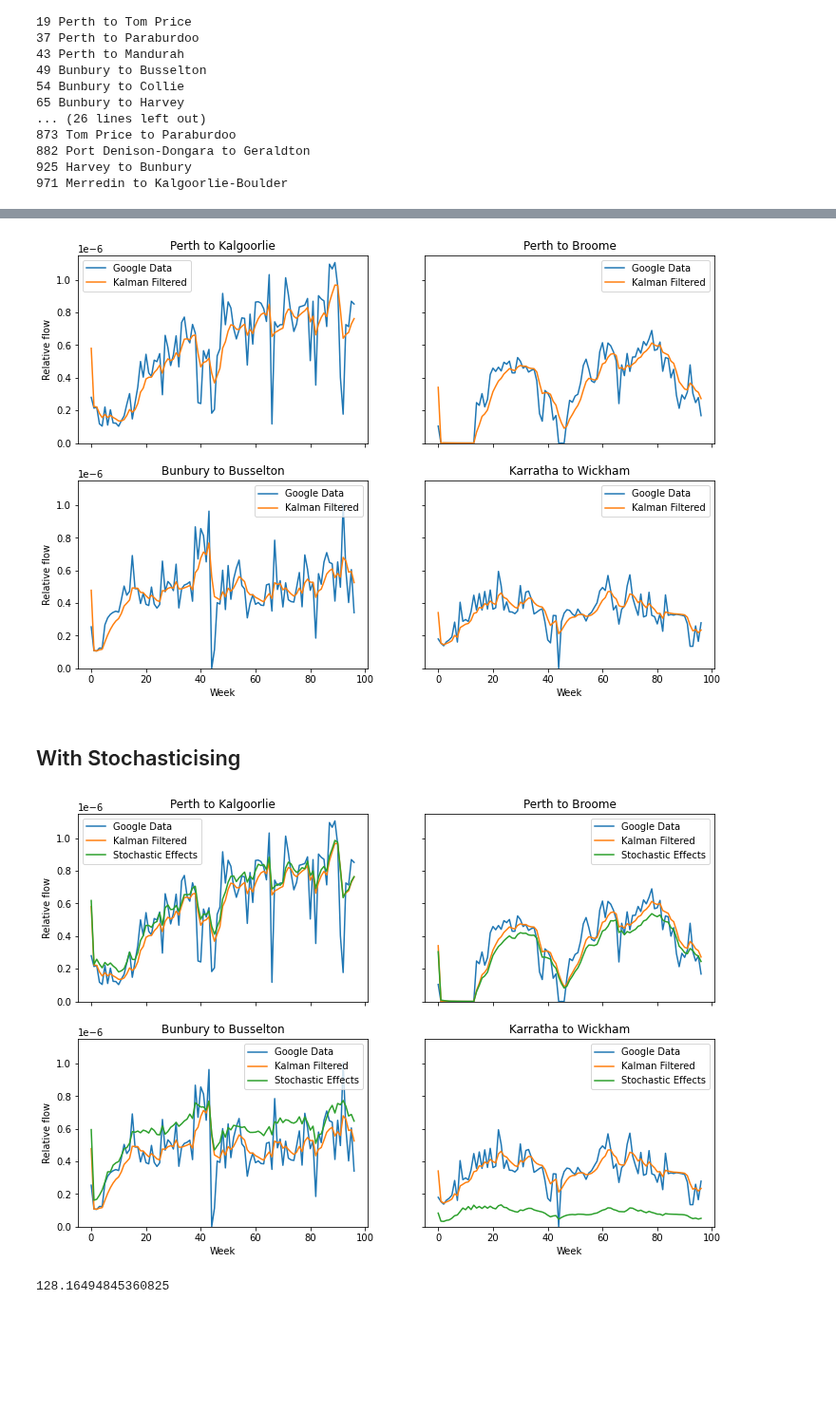
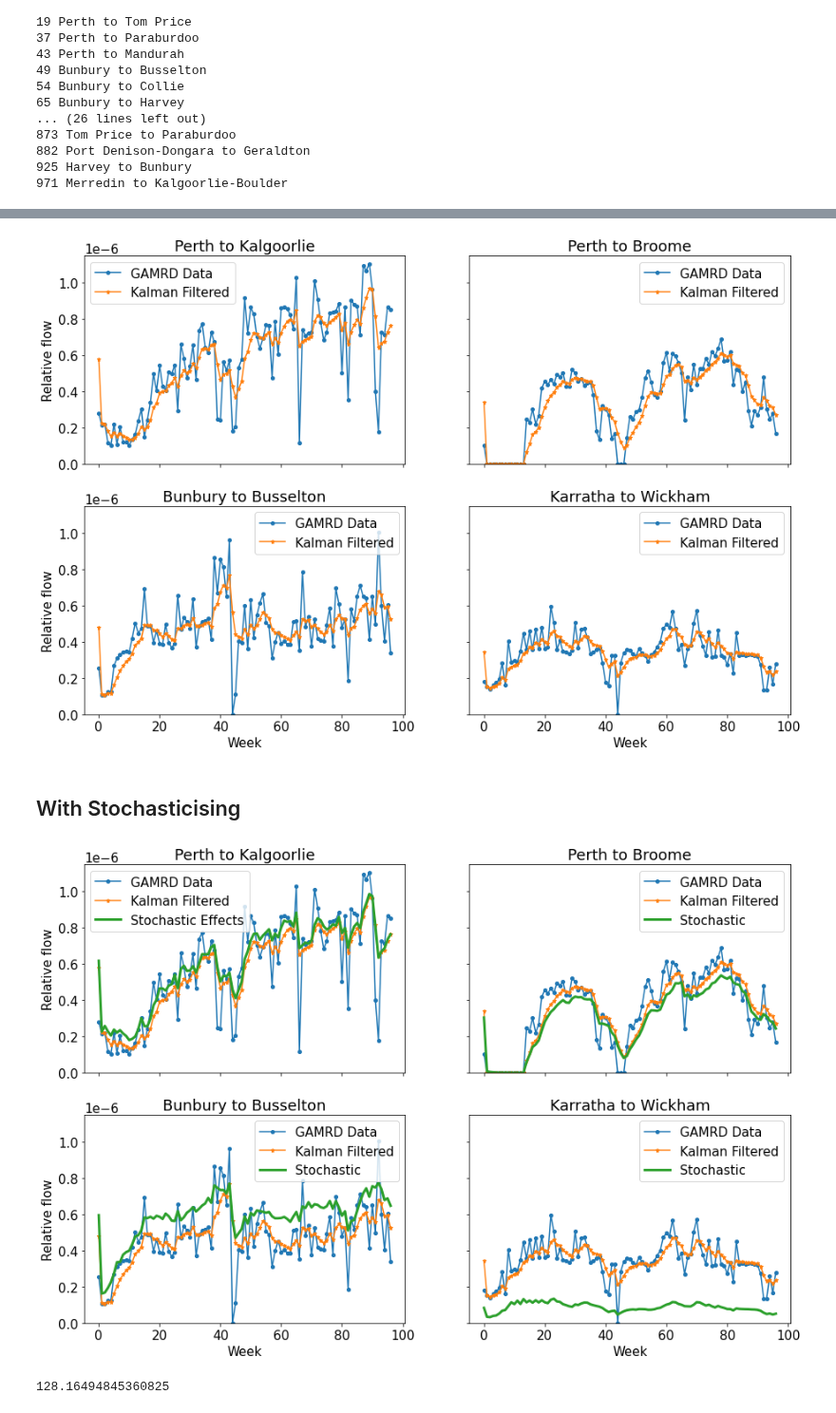
Before and after one commit to yuval-b/covid_thesis, a Jupyter notebook: 2. Kalman Filtering.ipynb, the cells around one changed output, grey strips where cells are left out. Shown at 95% size. Drawn from its saved outputs; the diff is of its cells as text; code cells hidden in the pictures; blank space fills up the shorter version.

```diff
--- a/2. Kalman Filtering.ipynb
+++ b/2. Kalman Filtering.ipynb
@@ -443,4 +443,6 @@ for i in range(0,1000):
 882 Port Denison-Dongara to Geraldton
 925 Harvey to Bunbury
 971 Merredin to Kalgoorlie-Boulder
+# %%
+plt.rcParams.update({'font.size': 15})
 # %%
@@ -504,32 +512,32 @@ def timeseries_vector1(x):
         timeseries.append(allvals1[x+(big)*i])
     return timeseries
 # %%
-fig, axs = plt.subplots(2, 2,figsize = (12,8))
+fig, axs = plt.subplots(2, 2,figsize = (15,10))
 ts = timeseries_vector(3)
 ts1 = timeseries_vector1(3)
-axs[0, 0].plot(ts,label = 'Google Data')
-axs[0, 0].plot(ts1, label = 'Kalman Filtered')
+axs[0, 0].plot(ts, marker= 'o', ms = 4, label = 'GAMRD Data')
+axs[0, 0].plot(ts1, marker = '*', ms = 5,label = 'Kalman Filtered')
 axs[0, 0].set_title('Perth to Kalgoorlie')
 axs[0, 0].set_ylim(0,0.00000115)
 axs[0, 0].legend()
 ts = timeseries_vector(7)
 ts1 = timeseries_vector1(7)
-axs[0, 1].plot(ts,label = 'Google Data')
-axs[0, 1].plot(ts1, label = 'Kalman Filtered')
+axs[0, 1].plot(ts,marker= 'o', ms = 4, label = 'GAMRD Data')
+axs[0, 1].plot(ts1, marker = '*',ms = 5, label = 'Kalman Filtered')
 axs[0, 1].set_title('Perth to Broome')
 axs[0, 1].set_ylim(0,0.00000115)
 axs[0, 1].legend()
 ts = timeseries_vector(49)
 ts1 = timeseries_vector1(49)
-axs[1, 0].plot(ts,label = 'Google Data')
-axs[1, 0].plot(ts1, label = 'Kalman Filtered')
+axs[1, 0].plot(ts,marker= 'o', ms = 4, label = 'GAMRD Data')
+axs[1, 0].plot(ts1,marker = '*',ms = 5, label = 'Kalman Filtered')
 axs[1, 0].set_title('Bunbury to Busselton')
 axs[1, 0].set_ylim(0,0.00000115)
 axs[1, 0].legend(loc = 'upper right')
 ts = timeseries_vector(297)
 ts1 = timeseries_vector1(297)
-axs[1, 1].plot(ts,label = 'Google Data')
-axs[1, 1].plot(ts1, label = 'Kalman Filtered')
+axs[1, 1].plot(ts,marker= 'o', ms = 4, label = 'GAMRD Data')
+axs[1, 1].plot(ts1, marker = '*',ms = 5, label = 'Kalman Filtered')
 axs[1, 1].set_title('Karratha to Wickham')
 axs[1, 1].set_ylim(0,0.00000115)
 axs[1, 1].legend()
@@ -541,7 +549,7 @@ for ax in axs.flat:
 for ax in axs.flat:
     ax.label_outer()
 # %% [output]
-[figure, old version]
+[figure, new version]
 # %% [markdown]
 ## With Stochasticising
 # %%
@@ -610,52 +618,52 @@ def timeseries_vector2(x):
         timeseries.append(allvals2[x+(big)*i])
     return timeseries
 # %%
-fig, axs = plt.subplots(2, 2,figsize = (12,8))
+fig, axs = plt.subplots(2, 2,figsize = (15,10))
 ts = timeseries_vector(3)
 ts1 = timeseries_vector1(3)
 ts2 = timeseries_vector2(3)
-axs[0, 0].plot(ts,label = 'Google Data')
-axs[0, 0].plot(ts1, label = 'Kalman Filtered')
-axs[0, 0].plot(ts2, label = 'Stochastic Effects')
+axs[0, 0].plot(ts, marker= 'o', ms = 4, label = 'GAMRD Data')
+axs[0, 0].plot(ts1, marker = '*', ms = 5,label = 'Kalman Filtered')
+axs[0, 0].plot(ts2,lw = 3, label = 'Stochastic Effects')
 axs[0, 0].set_title('Perth to Kalgoorlie')
 axs[0, 0].set_ylim(0,0.00000115)
 axs[0, 0].legend()
 ts = timeseries_vector(7)
 ts1 = timeseries_vector1(7)
 ts2 = timeseries_vector2(7)
-axs[0, 1].plot(ts,label = 'Google Data')
-axs[0, 1].plot(ts1, label = 'Kalman Filtered')
-axs[0, 1].plot(ts2, label = 'Stochastic Effects')
+axs[0, 1].plot(ts, marker= 'o', ms = 4, label = 'GAMRD Data')
+axs[0, 1].plot(ts1, marker = '*', ms = 5,label = 'Kalman Filtered')
+axs[0, 1].plot(ts2,lw = 3, label = 'Stochastic')
 axs[0, 1].set_title('Perth to Broome')
 axs[0, 1].set_ylim(0,0.00000115)
 axs[0, 1].legend()
 ts = timeseries_vector(49)
 ts1 = timeseries_vector1(49)
 ts2 = timeseries_vector2(49)
-axs[1, 0].plot(ts,label = 'Google Data')
-axs[1, 0].plot(ts1, label = 'Kalman Filtered')
-axs[1, 0].plot(ts2, label = 'Stochastic Effects')
+axs[1, 0].plot(ts, marker= 'o', ms = 4, label = 'GAMRD Data')
+axs[1, 0].plot(ts1, marker = '*', ms = 5,label = 'Kalman Filtered')
+axs[1, 0].plot(ts2, lw = 3, label = 'Stochastic')
 axs[1, 0].set_title('Bunbury to Busselton')
 axs[1, 0].set_ylim(0,0.00000115)
 axs[1, 0].legend(loc = 'upper right')
 ts = timeseries_vector(297)
 ts1 = timeseries_vector1(297)
 ts2 = timeseries_vector2(297)
-axs[1, 1].plot(ts,label = 'Google Data')
-axs[1, 1].plot(ts1, label = 'Kalman Filtered')
-axs[1, 1].plot(ts2, label = 'Stochastic Effects')
+axs[1, 1].plot(ts, marker= 'o', ms = 4, label = 'GAMRD Data')
+axs[1, 1].plot(ts1, marker = '*', ms = 5,label = 'Kalman Filtered')
+axs[1, 1].plot(ts2, lw = 3, label = 'Stochastic')
 axs[1, 1].set_title('Karratha to Wickham')
 axs[1, 1].set_ylim(0,0.00000115)
 axs[1, 1].legend()
 
 for ax in axs.flat:
     ax.set(xlabel='Week', ylabel='Relative flow')
 
 # Hide x labels and tick labels for top plots and y ticks for right plots.
 for ax in axs.flat:
     ax.label_outer()
 # %% [output]
-[figure, old version]
+[figure, new version]
 # %%
 d = {}
 for i in range(len(wa_flow)):
```
Also changed, not shown: parts of 6 cells of this notebook, 5 other files.
